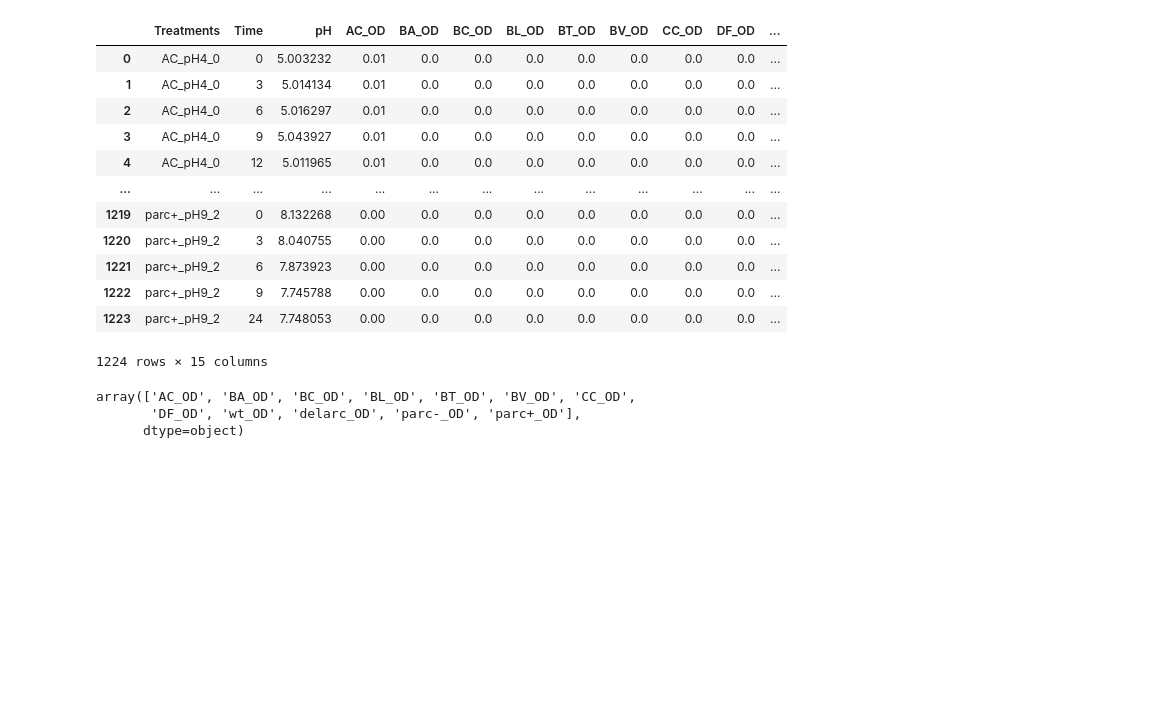
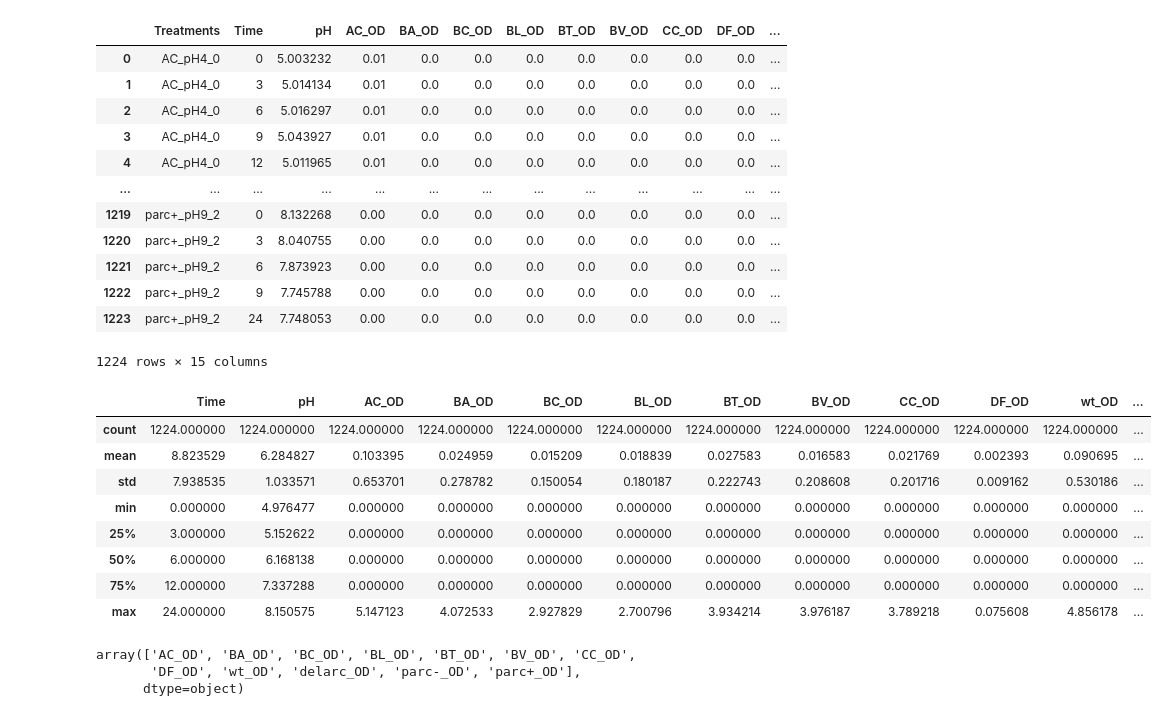
Before and after one commit to VenturelliLab/Liu_et_al_2024, a Jupyter notebook: Bayes_Fit_ODE.ipynb, the cells around one changed output. Drawn from its saved outputs; the diff is of its cells as text; code cells hidden in the pictures; blank space fills up the shorter version.

```diff
--- a/Bayes_Fit_ODE.ipynb
+++ b/Bayes_Fit_ODE.ipynb
@@ -82,6 +77,18 @@ df
 | 1222 | parc+_pH9_2 | 9 | 7.745788 | 0.00 | 0.0 | 0.0 | 0.0 | 0.0 | 0.0 | 0.0 | 0.0 | ... |
 | 1223 | parc+_pH9_2 | 24 | 7.748053 | 0.00 | 0.0 | 0.0 | 0.0 | 0.0 | 0.0 | 0.0 | 0.0 | ... |
 1224 rows × 15 columns
+# %%
+df.describe()
+# %% [output]
+|  | Time | pH | AC_OD | BA_OD | BC_OD | BL_OD | BT_OD | BV_OD | CC_OD | DF_OD | wt_OD | ... |
+| count | 1224.000000 | 1224.000000 | 1224.000000 | 1224.000000 | 1224.000000 | 1224.000000 | 1224.000000 | 1224.000000 | 1224.000000 | 1224.000000 | 1224.000000 | ... |
+| mean | 8.823529 | 6.284827 | 0.103395 | 0.024959 | 0.015209 | 0.018839 | 0.027583 | 0.016583 | 0.021769 | 0.002393 | 0.090695 | ... |
+| std | 7.938535 | 1.033571 | 0.653701 | 0.278782 | 0.150054 | 0.180187 | 0.222743 | 0.208608 | 0.201716 | 0.009162 | 0.530186 | ... |
+| min | 0.000000 | 4.976477 | 0.000000 | 0.000000 | 0.000000 | 0.000000 | 0.000000 | 0.000000 | 0.000000 | 0.000000 | 0.000000 | ... |
+| 25% | 3.000000 | 5.152622 | 0.000000 | 0.000000 | 0.000000 | 0.000000 | 0.000000 | 0.000000 | 0.000000 | 0.000000 | 0.000000 | ... |
+| 50% | 6.000000 | 6.168138 | 0.000000 | 0.000000 | 0.000000 | 0.000000 | 0.000000 | 0.000000 | 0.000000 | 0.000000 | 0.000000 | ... |
+| 75% | 12.000000 | 7.337288 | 0.000000 | 0.000000 | 0.000000 | 0.000000 | 0.000000 | 0.000000 | 0.000000 | 0.000000 | 0.000000 | ... |
+| max | 24.000000 | 8.150575 | 5.147123 | 4.072533 | 2.927829 | 2.700796 | 3.934214 | 3.976187 | 3.789218 | 0.075608 | 4.856178 | ... |
 # %%
 all_species = df.columns.values[3:]
 all_species
```
Also changed, not shown: parts of 10 cells of this notebook, 2 other files.
